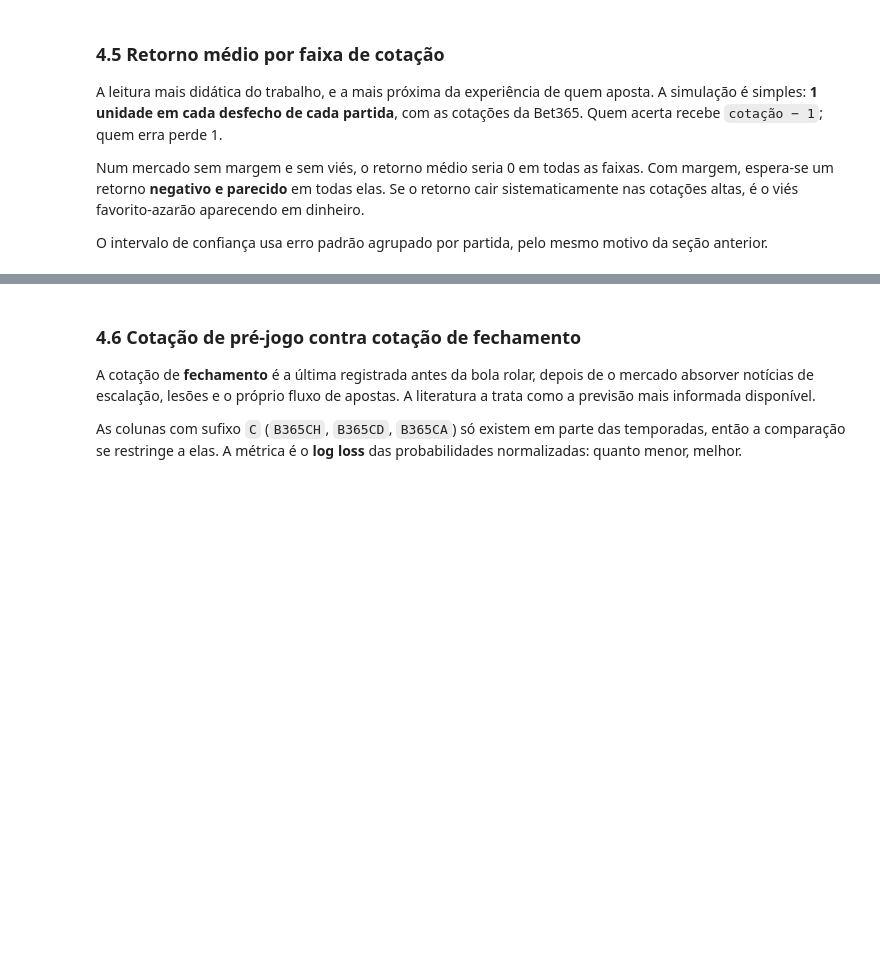
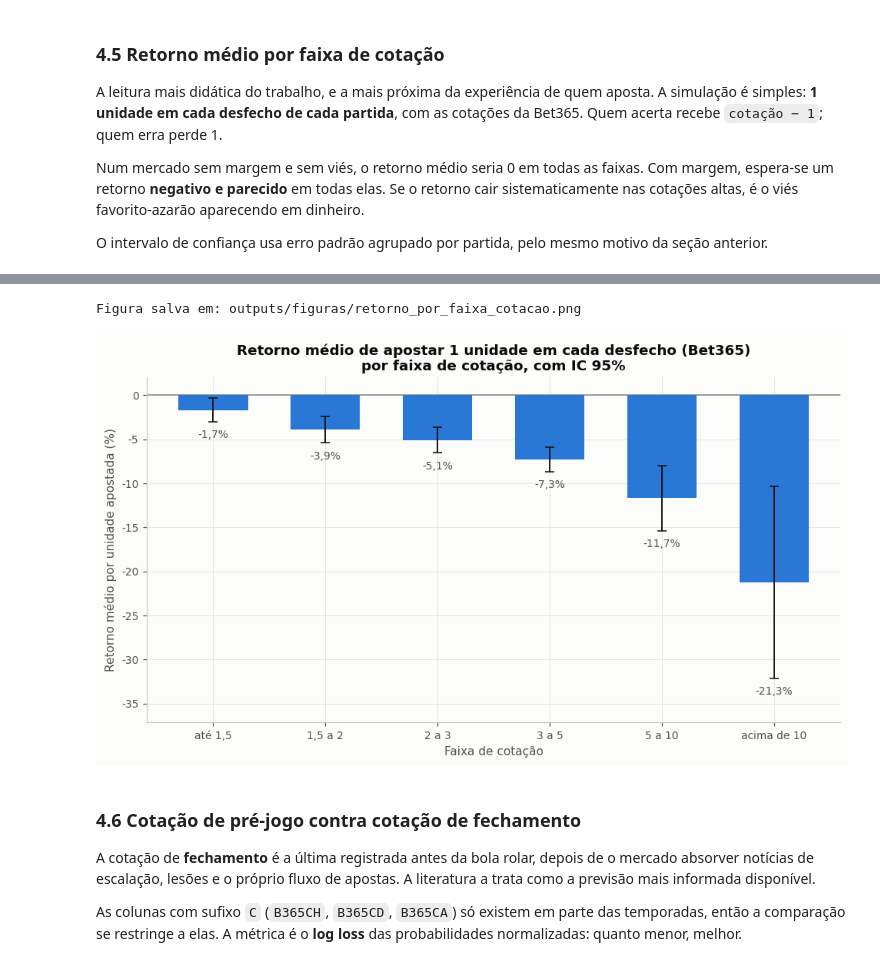
Before and after one commit to douglas150206/notebook_mindados, a Jupyter notebook: mineracao_bets.ipynb, the cells around one changed output, grey strips where cells are left out. Saved outputs shown, nothing was run; the diff lists cells and outputs as text; code cells hidden in the pictures; blank space fills up the shorter version.

```diff
--- a/mineracao_bets.ipynb
+++ b/mineracao_bets.ipynb
@@ -660,7 +861,9 @@ calibracao["ic95_inferior"] = limite_inferior
 calibracao["ic95_superior"] = limite_superior
 calibracao["diferenca_pp"] = 100 * (calibracao["frequencia_observada"]
                                     - calibracao["prob_media_prevista"])
-calibracao["faixa"] = calibracao["faixa"].astype(str)
+# Rótulo legível no lugar da notação de intervalo do pandas ("(-0.001, 0.1]").
+calibracao["faixa"] = [f"{max(0, 100*iv.left):.0f}% a {100*iv.right:.0f}%"
+                       for iv in calibracao["faixa"]]
 utils.salvar_tabela(calibracao.round(5), "calibracao")
 
 print()
@@ -827,33 +1071,37 @@ print(retorno.assign(
 # %%
 fig, ax = plt.subplots(figsize=(9, 5.2))
 
 y = 100 * retorno["retorno_medio"].to_numpy()
 erro = np.vstack([y - 100 * retorno["ic95_inferior"].to_numpy(),
                   100 * retorno["ic95_superior"].to_numpy() - y])
 posicao = np.arange(len(retorno))
 
 # Uma série -> uma cor (slot 1) para todas as barras. Colorir por valor
 # duplicaria no matiz a informação que a altura da barra já dá.
 ax.bar(posicao, y, 0.62, color=utils.CORES_SERIES[0], zorder=2)
 ax.errorbar(posicao, y, yerr=erro, fmt="none", ecolor=utils.TINTA_PRIMARIA,
             elinewidth=1.2, capsize=4, zorder=3)
 ax.axhline(0, color=utils.TINTA_SUAVE, linewidth=1.0, zorder=1)
 
-for posicao_barra, valor in zip(posicao, y):
-    deslocamento = -1.6 if valor < 0 else 1.0
-    ax.text(posicao_barra, valor + deslocamento, utils.formatar_br(valor, 1) + "%",
-            ha="center", va="top" if valor < 0 else "bottom",
-            fontsize=9, color=utils.TINTA_SECUNDARIA)
+# Rótulo abaixo da ponta inferior do IC, para não colidir com a barra de erro.
+inferiores = 100 * retorno["ic95_inferior"].to_numpy()
+for posicao_barra, valor, inferior in zip(posicao, y, inferiores):
+    ax.text(posicao_barra, inferior - 0.9, utils.formatar_br(valor, 1) + "%",
+            ha="center", va="top", fontsize=9, color=utils.TINTA_SECUNDARIA)
+ax.set_ylim(inferiores.min() - 5.0, 2.0)
 
 ax.set_title("Retorno médio de apostar 1 unidade em cada desfecho (Bet365)\n"
              "por faixa de cotação, com IC 95%")
 ax.set_xlabel("Faixa de cotação")
 ax.set_ylabel("Retorno médio por unidade apostada (%)")
 ax.set_xticks(posicao)
 ax.set_xticklabels(retorno["faixa_cotacao"].astype(str))
 fig.tight_layout()
 print("Figura salva em:", utils.salvar_figura(fig, "retorno_por_faixa_cotacao").relative_to(utils.RAIZ))
 plt.show()
+# %% [output]
+Figura salva em: outputs/figuras/retorno_por_faixa_cotacao.png
+[figure, added]
 # %% [markdown]
 ### 4.6 Cotação de pré-jogo contra cotação de fechamento
 
```
Also changed, not shown: parts of 51 cells of this notebook, 25 other files.
